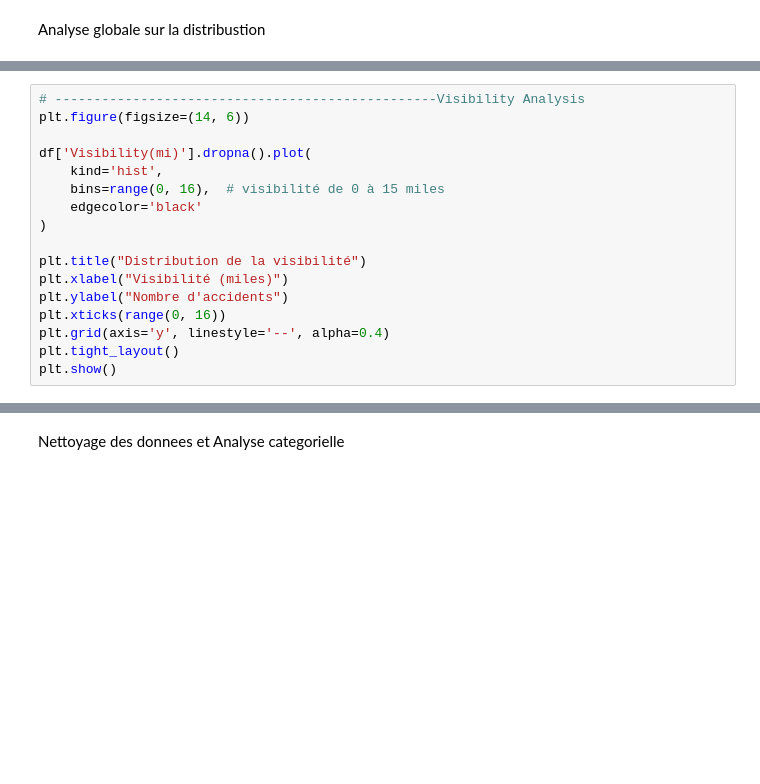
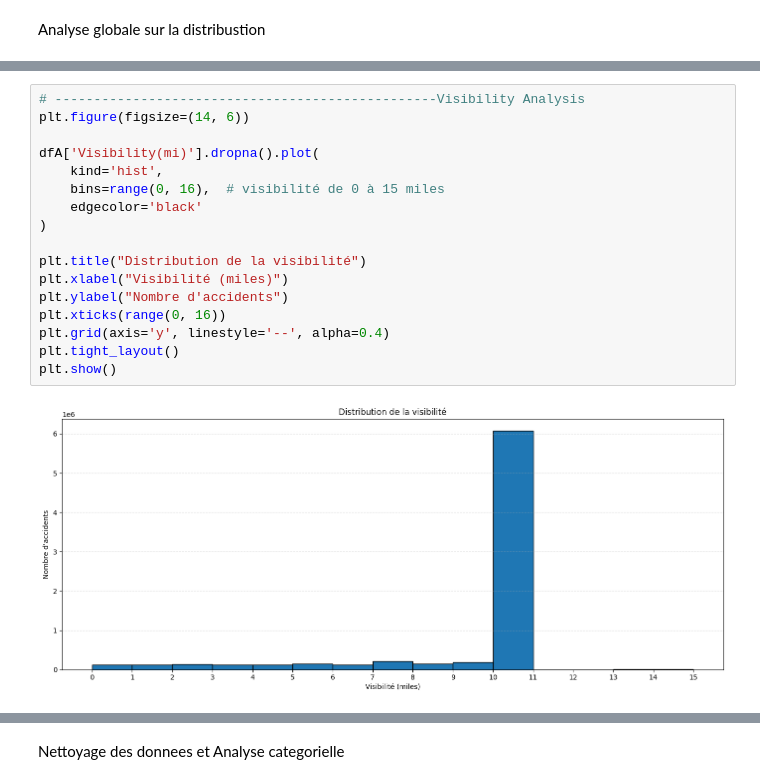
Before and after one commit to zinebettahery/US-Accidents, a Jupyter notebook: notebooks/EDA.ipynb, the cells around one changed output, grey strips where cells are left out. Saved outputs shown, nothing was run; the diff lists cells and outputs as text; blank space fills up the shorter version.

```diff
--- a/notebooks/EDA.ipynb
+++ b/notebooks/EDA.ipynb
@@ -805,20 +870,22 @@ plt.show()
 # %%
 # -------------------------------------------------Visibility Analysis
 plt.figure(figsize=(14, 6))
 
-df['Visibility(mi)'].dropna().plot(
+dfA['Visibility(mi)'].dropna().plot(
     kind='hist',
     bins=range(0, 16),  # visibilité de 0 à 15 miles
     edgecolor='black'
 )
 
 plt.title("Distribution de la visibilité")
 plt.xlabel("Visibilité (miles)")
 plt.ylabel("Nombre d'accidents")
 plt.xticks(range(0, 16))
 plt.grid(axis='y', linestyle='--', alpha=0.4)
 plt.tight_layout()
 plt.show()
+# %% [output]
+[figure, added]
 # %%
 # -------------------------------------------------Precipitation Analysis
 
```
Also changed, not shown: parts of 67 cells of this notebook.
